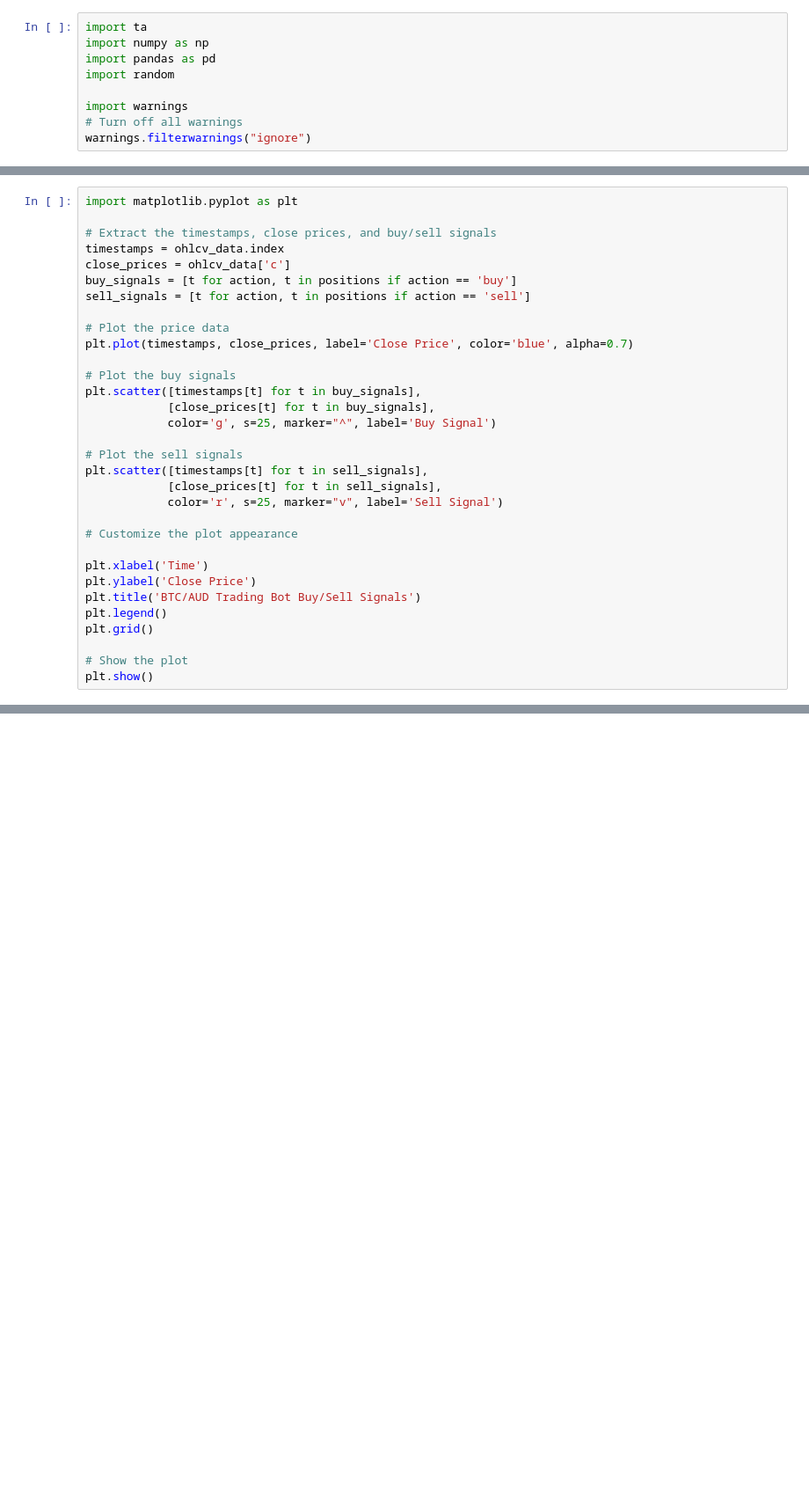
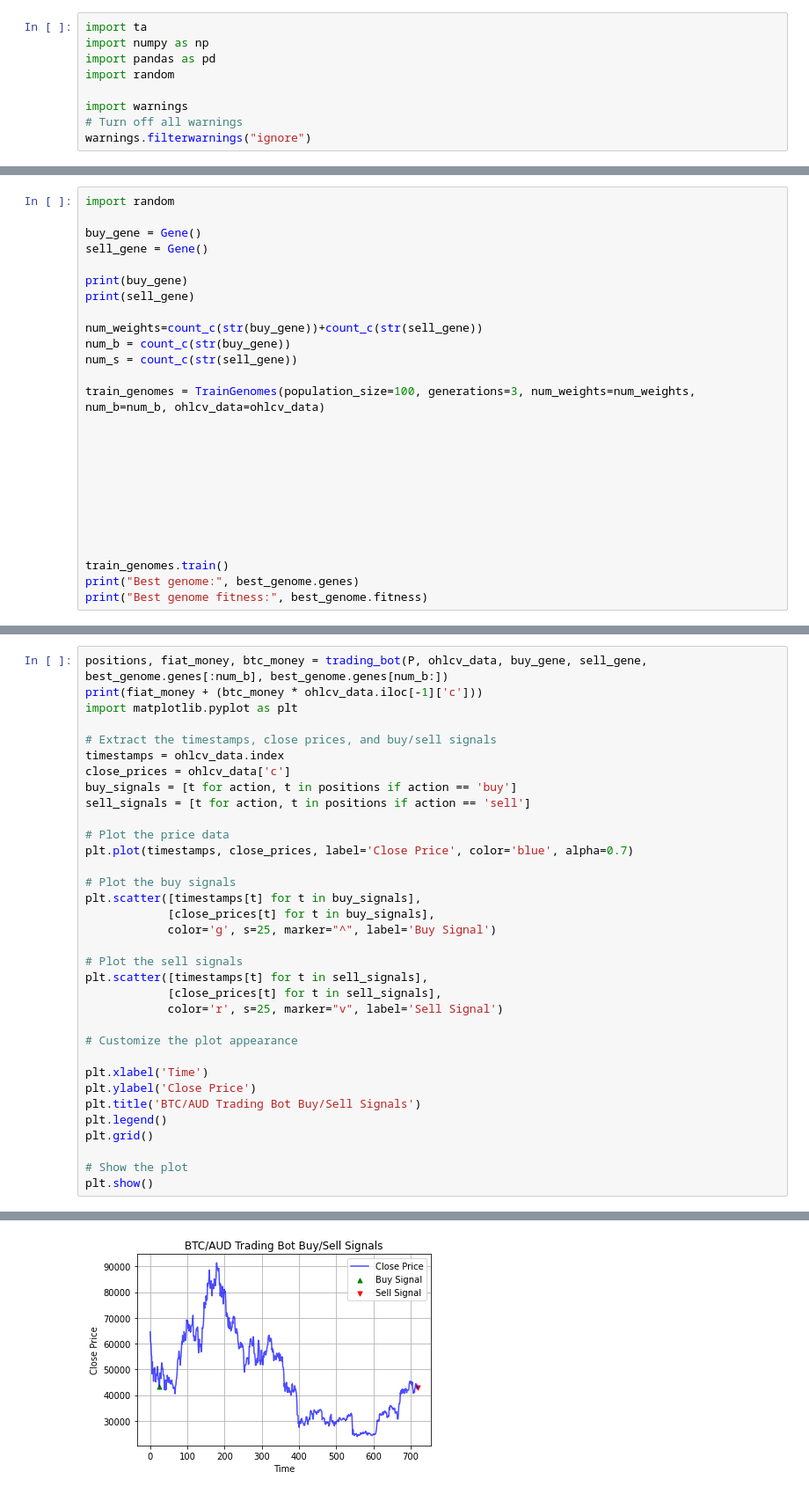
Before and after one commit to kanealex/GA-BTC-Trading, a Jupyter notebook: NewAlgorithm.ipynb, the cells around one changed output, grey strips where cells are left out. Shown at 88% size. Drawn from its saved outputs; the diff is of its cells as text; blank space fills up the shorter version.

```diff
--- a/NewAlgorithm.ipynb
+++ b/NewAlgorithm.ipynb
@@ -111,0 +361,26 @@ print(fiat_money, btc_money)
+# %%
+import random
+
+buy_gene = Gene()
+sell_gene = Gene()
+
+print(buy_gene)
+print(sell_gene)
+
+num_weights=count_c(str(buy_gene))+count_c(str(sell_gene))
+num_b = count_c(str(buy_gene))
+num_s = count_c(str(sell_gene))
+
+train_genomes = TrainGenomes(population_size=100, generations=3, num_weights=num_weights, num_b=num_b, ohlcv_data=ohlcv_data)
+
+
+
+
+
+
+
+
+
+train_genomes.train()
+print("Best genome:", best_genome.genes)
+print("Best genome fitness:", best_genome.fitness)
@@ -112,4 +391,6 @@ print(fiat_money, btc_money)
 # %%
+positions, fiat_money, btc_money = trading_bot(P, ohlcv_data, buy_gene, sell_gene, best_genome.genes[:num_b], best_genome.genes[num_b:])
+print(fiat_money + (btc_money * ohlcv_data.iloc[-1]['c']))
 import matplotlib.pyplot as plt
 
 # Extract the timestamps, close prices, and buy/sell signals
@@ -141,3 +422,4 @@ plt.grid()
 
 # Show the plot
 plt.show()
+# %% [output]
@@ -143,0 +427 @@ plt.show()
+[figure, added]
```
Also changed, not shown: parts of 11 cells of this notebook.
